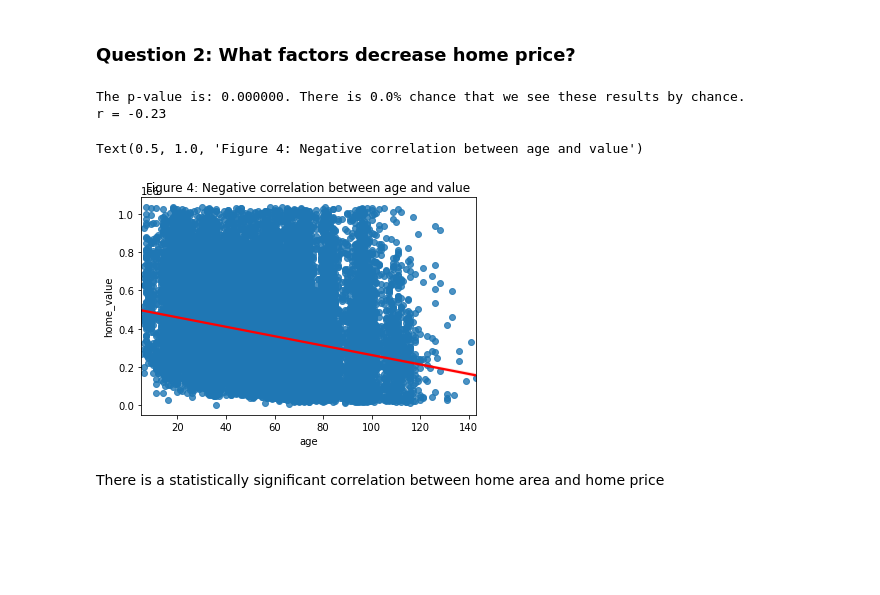
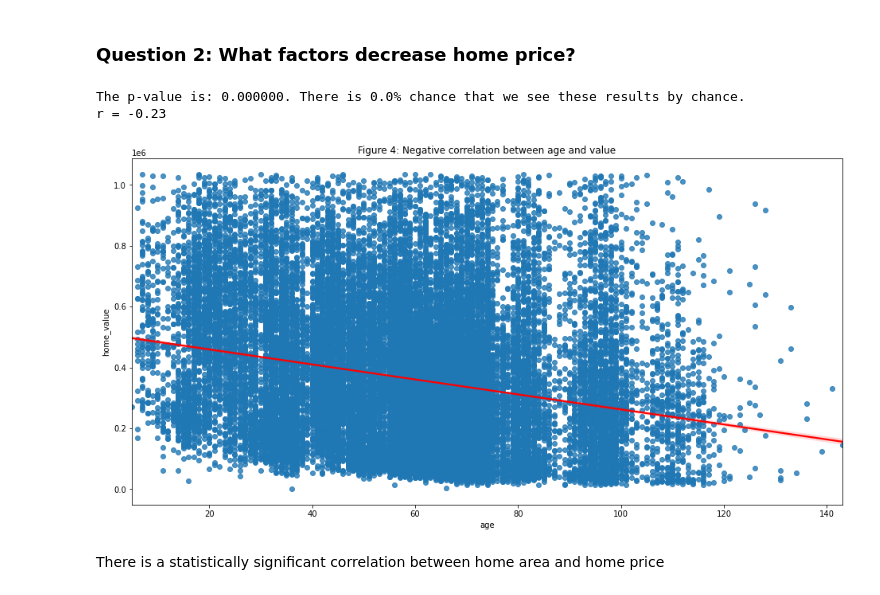
Before and after one commit to Jared-Godar/regression-project, a Jupyter notebook: zillo-report.ipynb, the cells around one changed output. Saved outputs shown, nothing was run; the diff lists cells and outputs as text; code cells hidden in the pictures; blank space fills up the shorter version.

```diff
--- a/zillo-report.ipynb
+++ b/zillo-report.ipynb
@@ -121,14 +146,15 @@ There is a statistically significant correlation between home area and home pric
 # %% [markdown]
 ### Question 2: What factors decrease home price?
 # %%
+plt.figure(figsize=(16,8))
+
 eval_model.correlation_exploration(train, 'age', 'home_value')
 
-plt.title('Figure 4: Negative correlation between age and value')
+plt.title('Figure 4: Negative correlation between age and value');
 # %% [output]
 The p-value is: 0.000000. There is 0.0% chance that we see these results by chance.
 r = -0.23
-Text(0.5, 1.0, 'Figure 4: Negative correlation between age and value')
-[figure, old version]
+[figure, new version]
 # %% [markdown]
 There is a statistically significant correlation between home area and home price
 # %% [markdown]
```
Also changed, not shown: parts of 18 cells of this notebook, 2 other files.
